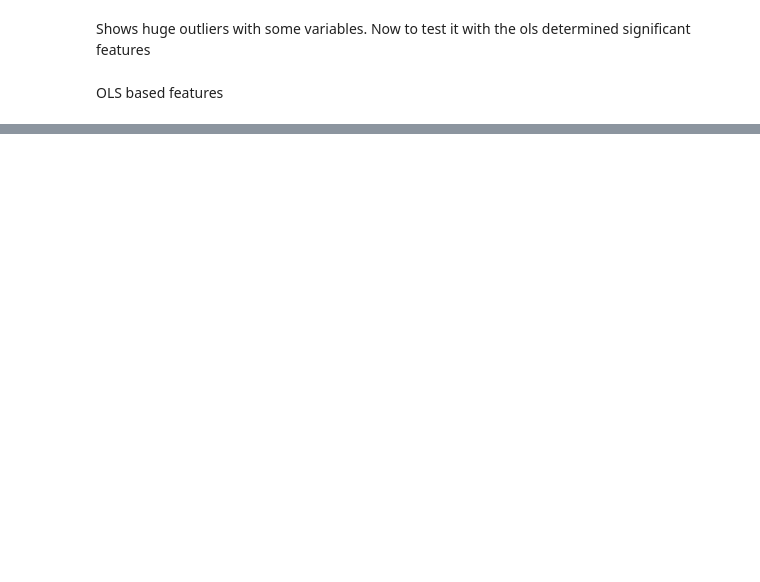
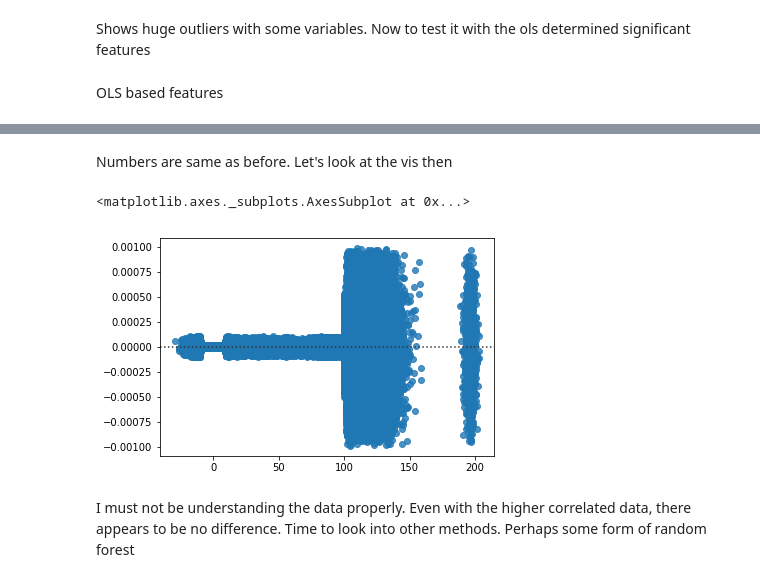
Before and after one commit to imamun93/Molecular_Properties, a Jupyter notebook: LinearRegression.ipynb, the cells around one changed output, grey strips where cells are left out. Drawn from its saved outputs; the diff is of its cells as text; code cells hidden in the pictures; blank space fills up the shorter version.

Commit message:
no improvement. look into diff model

```diff
--- a/LinearRegression.ipynb
+++ b/LinearRegression.ipynb
@@ -591,0 +623,6 @@ ols_feature= feature_train[['fc', 'pso', 'sd', 'dso']]
+# %%
+linreg= LinearRegression()
+model= linreg.fit(ols_feature, target_train)
+
+predict_train= linreg.predict(ols_feature)
+predict_test= linreg.predict(ols_ftest)
@@ -591,0 +647,13 @@ ols_feature= feature_train[['fc', 'pso', 'sd', 'dso']]
+# %% [markdown]
+Numbers are same as before. Let's look at the vis then
+# %%
+#Finally, lets check for residual regression line of our predicted vs expected
+y= predict_train - target_train
+sns.residplot(target_train, y, data=ols_feature)
+# %% [output]
+<matplotlib.axes._subplots.AxesSubplot at 0x...>
+[figure, added]
+# %% [markdown]
+I must not be understanding the data properly.
+Even with the higher correlated data, there appears to be no difference.
+Time to look into other methods. Perhaps some form of random forest
```
Also changed, not shown: parts of 20 cells of this notebook.
